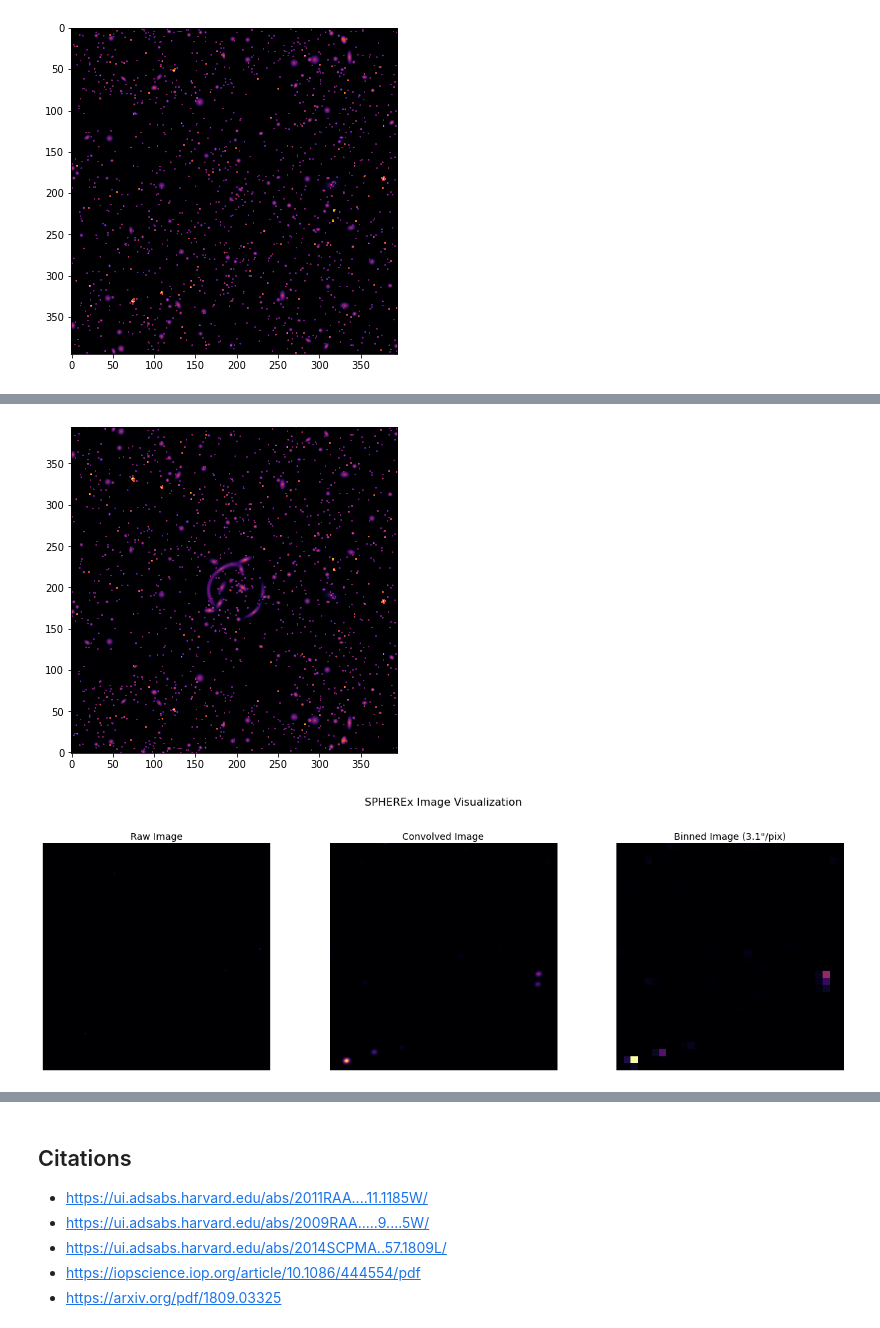
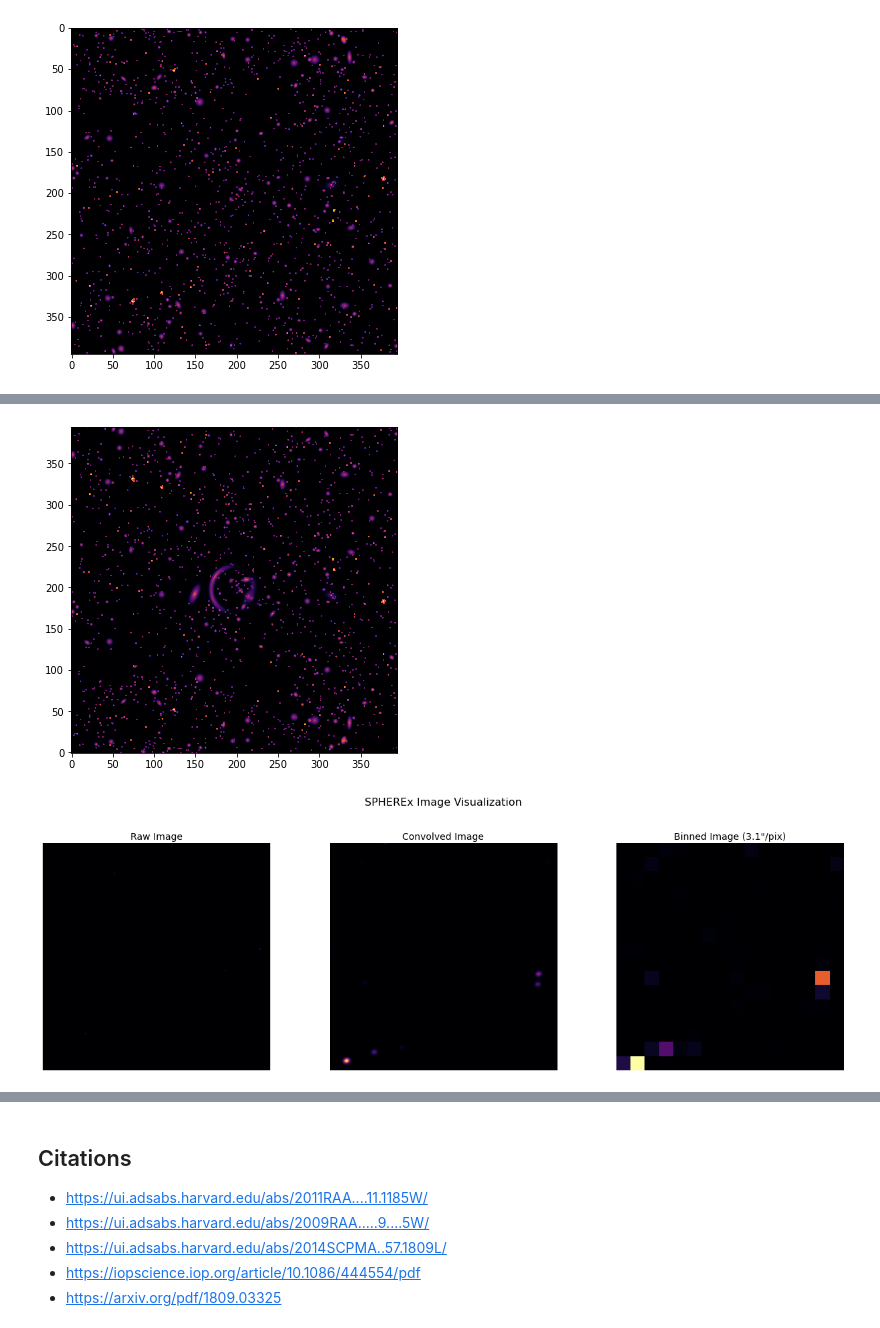
Before and after one commit to moomanchuu/SPHEREx-ML-marco-jame-proj, a Jupyter notebook: backlens1.ipynb, the cells around one changed output, grey strips where cells are left out. Saved outputs shown, nothing was run; the diff lists cells and outputs as text; code cells hidden in the pictures.

```diff
--- a/backlens1.ipynb
+++ b/backlens1.ipynb
@@ -164,7 +165,7 @@ with h5py.File("lensed_images.h5", "a") as f:
 # %%
 with h5py.File("lensed_images.h5", "r") as f:
     # image1 = f["image1"][:]
-    image2 = f["image_4"][:]
+    image2 = f["image_1"][:]
 
 plt.figure(figsize=(6, 6))
 
@@ -177,12 +178,47 @@ plt.imshow(image2, cmap="inferno", origin="lower", norm=mpl.colors.SymLogNorm(li
 # plt.tight_layout()
 plt.show()
 # %% [output]
-[figure, old version]
+[figure, new version]
+# %%
+from astropy.io import fits
+from scipy.signal import correlate
+def processImg(raw_image, psf_file='SPHEREx/psf_data/simulated_PSF_2DGaussian_1perarray.fits', psf_length=54,target_resolution=3.1):
+    """
+    Processes an image for SPHEREx by convolving it with a PSF and binning the result.
+
+
+    """
+    # Open the FITS file and extract PSF data
+    hdul = fits.open(psf_file)
+    hdu_psf = hdul[42]
+    reso_ratio = int(target_resolution/ hdu_psf.header['HIERARCH platescale'])
+    psf = hdu_psf.data
+    hdul.close()
+
+    # Crop and normalize the PSF
+    c = int(psf.shape[0] / 2)
+    psf = psf[c - psf_length:c + psf_length, c - psf_length:c + psf_length]
+    psf = psf / np.sum(psf)
+
+    # Convolve raw image with PSF
+    convolved = correlate(raw_image, psf, mode='valid')
+
+    # Bin the image
+    def bin2d(img, ratio):
+        m_bins = img.shape[0] // ratio
+        n_bins = img.shape[1] // ratio
+        img_binned = img.reshape(m_bins, ratio, n_bins, ratio).sum(3).sum(1)
+        img_binned /= ratio**2
+        return img_binned
+
+    binned = bin2d(convolved, reso_ratio)
+
+    return convolved, binned
 # %%
-convolved, binned = SPHEREx.processImg(combined_raw)
+convolved, binned = processImg(combined_raw, target_resolution=6.2)
 SPHEREx.plotImg(raw_image=combined_raw,convolved=convolved,binned=binned)
 # %% [output]
-[figure, old version]
+[figure, new version]
 # %%
 import matplotlib.pyplot as plt
 import matplotlib as mpl
```
Also changed, not shown: parts of 6 cells of this notebook, 6 other files.
